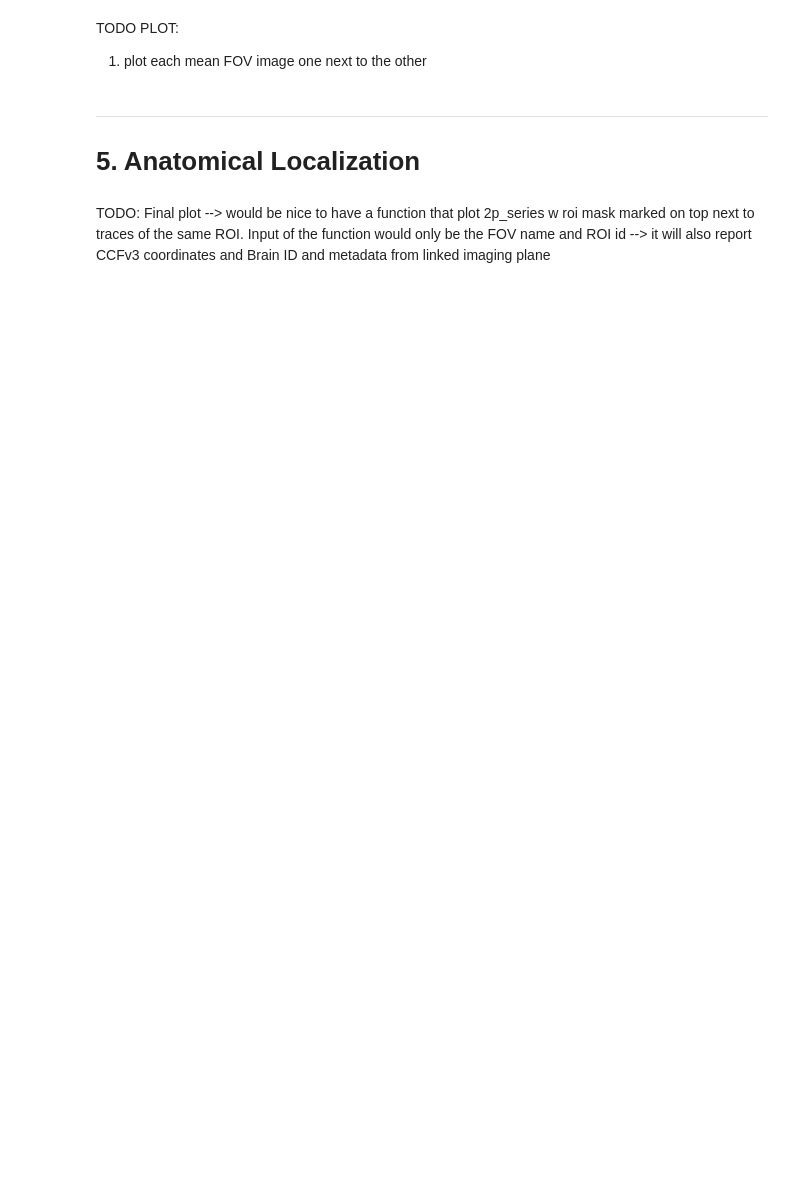
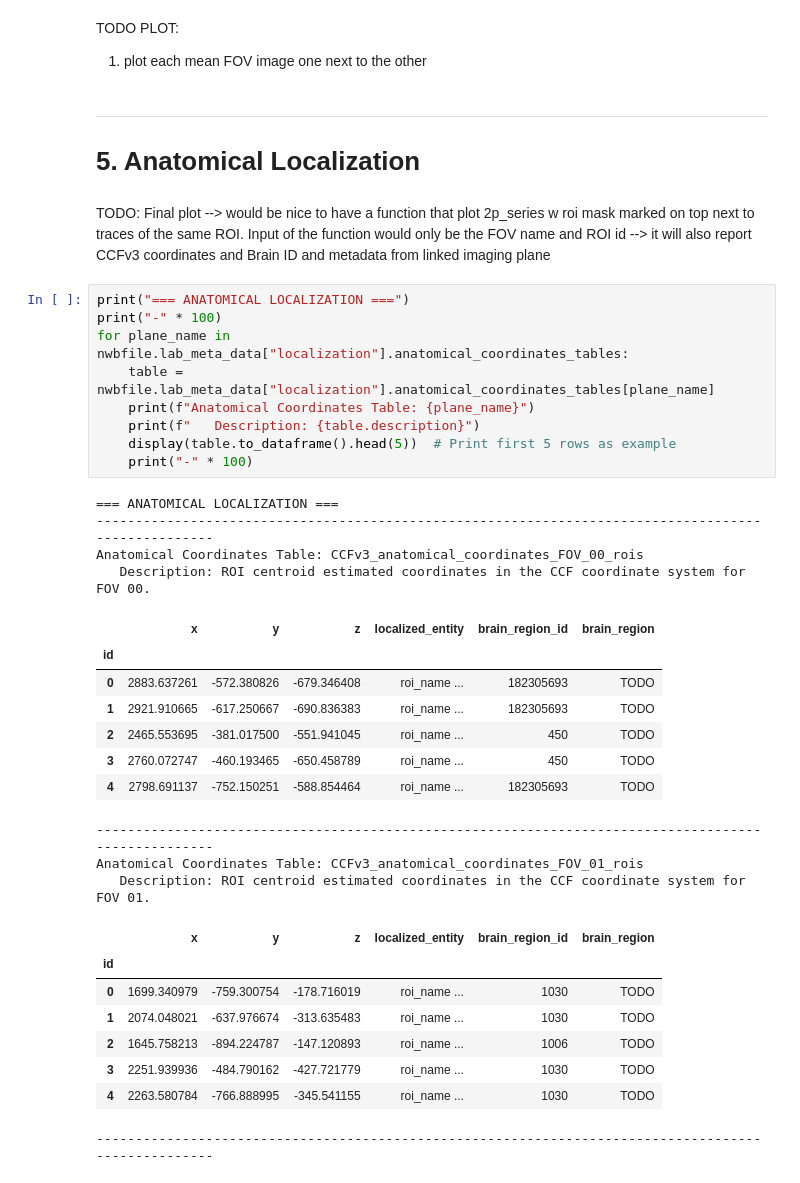
Before and after one commit to catalystneuro/IBL-mesoscope-to-nwb, a Jupyter notebook: src/ibl_mesoscope_to_nwb/mesoscope2025/tutorials/processed.ipynb, the cells around one changed output. Cells and saved outputs as stored; diff of their text form; blank space fills up the shorter version.

```diff
--- a/src/ibl_mesoscope_to_nwb/mesoscope2025/tutorials/processed.ipynb
+++ b/src/ibl_mesoscope_to_nwb/mesoscope2025/tutorials/processed.ipynb
@@ -347,3 +361,35 @@ TODO PLOT:
 # %% [markdown]
 TODO:
 Final plot --> would be nice to have a function that plot 2p_series w roi mask marked on top next to traces of the same ROI. Input of the function would only be the FOV name and ROI id  --> it will also report CCFv3 coordinates and Brain ID and metadata from linked imaging plane
+# %%
+print("=== ANATOMICAL LOCALIZATION ===")
+print("-" * 100)
+for plane_name in nwbfile.lab_meta_data["localization"].anatomical_coordinates_tables:
+    table = nwbfile.lab_meta_data["localization"].anatomical_coordinates_tables[plane_name]
+    print(f"Anatomical Coordinates Table: {plane_name}")
+    print(f"   Description: {table.description}")
+    display(table.to_dataframe().head(5))  # Print first 5 rows as example
+    print("-" * 100)
+# %% [output]
+=== ANATOMICAL LOCALIZATION ===
+----------------------------------------------------------------------------------------------------
+Anatomical Coordinates Table: CCFv3_anatomical_coordinates_FOV_00_rois
+   Description: ROI centroid estimated coordinates in the CCF coordinate system for FOV 00.
+|  | x | y | z | localized_entity | brain_region_id | brain_region |
+| id |  |  |  |  |  |  |
+| 0 | 2883.637261 | -572.380826 | -679.346408 | roi_name ... | 182305693 | TODO |
+| 1 | 2921.910665 | -617.250667 | -690.836383 | roi_name ... | 182305693 | TODO |
+| 2 | 2465.553695 | -381.017500 | -551.941045 | roi_name ... | 450 | TODO |
+| 3 | 2760.072747 | -460.193465 | -650.458789 | roi_name ... | 450 | TODO |
+| 4 | 2798.691137 | -752.150251 | -588.854464 | roi_name ... | 182305693 | TODO |
+----------------------------------------------------------------------------------------------------
+Anatomical Coordinates Table: CCFv3_anatomical_coordinates_FOV_01_rois
+   Description: ROI centroid estimated coordinates in the CCF coordinate system for FOV 01.
+|  | x | y | z | localized_entity | brain_region_id | brain_region |
+| id |  |  |  |  |  |  |
+| 0 | 1699.340979 | -759.300754 | -178.716019 | roi_name ... | 1030 | TODO |
+| 1 | 2074.048021 | -637.976674 | -313.635483 | roi_name ... | 1030 | TODO |
+| 2 | 1645.758213 | -894.224787 | -147.120893 | roi_name ... | 1006 | TODO |
+| 3 | 2251.939936 | -484.790162 | -427.721779 | roi_name ... | 1030 | TODO |
+| 4 | 2263.580784 | -766.888995 | -345.541155 | roi_name ... | 1030 | TODO |
+----------------------------------------------------------------------------------------------------
```
Also changed, not shown: parts of 7 cells of this notebook.
